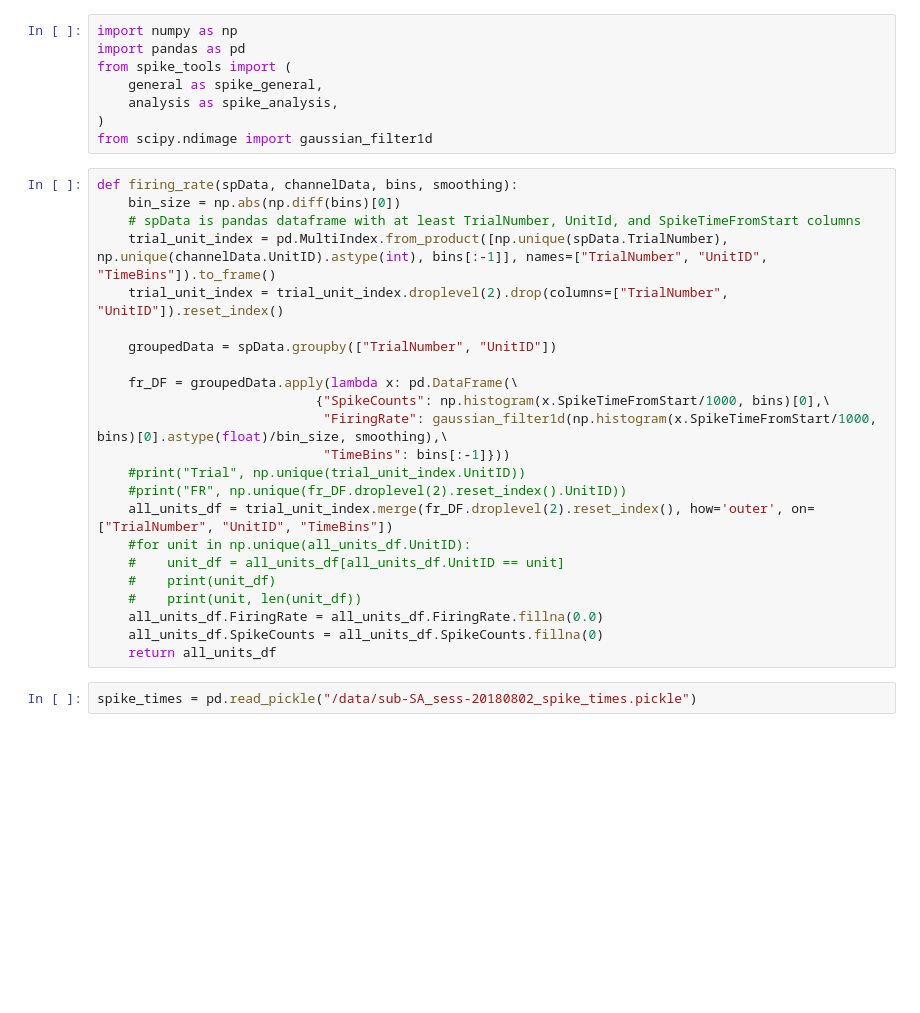
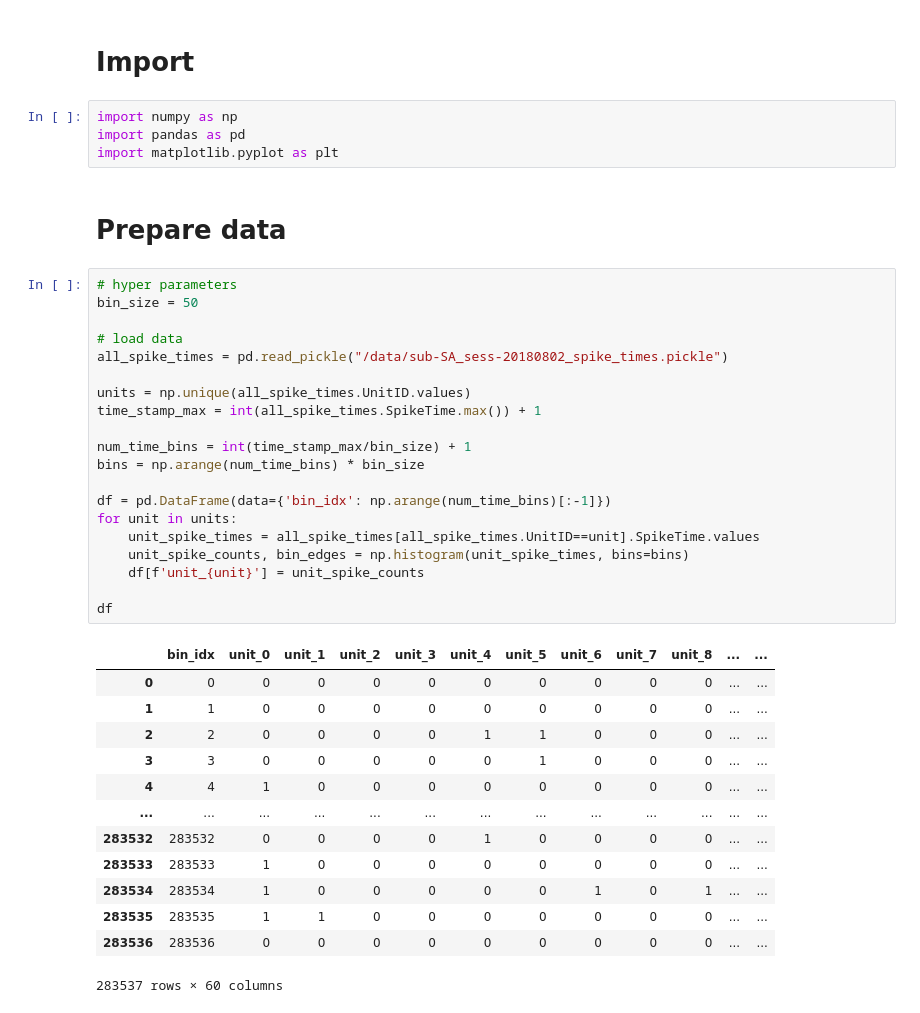
Before and after one commit to learning-2-learn/wcst_encode, a Jupyter notebook: format_spikes.ipynb, the cells around one changed output. Drawn from its saved outputs; the diff is of its cells as text; blank space fills up the shorter version.

Commit message:
generate spike counts

```diff
--- a/format_spikes.ipynb
+++ b/format_spikes.ipynb
@@ -1,33 +1,42 @@
+# %% [markdown]
+# Import
 # %%
 import numpy as np
 import pandas as pd
-from spike_tools import (
-    general as spike_general,
-    analysis as spike_analysis,
-)
-from scipy.ndimage import gaussian_filter1d
+import matplotlib.pyplot as plt
-# %%
-def firing_rate(spData, channelData, bins, smoothing):
-    bin_size = np.abs(np.diff(bins)[0])
-    # spData is pandas dataframe with at least TrialNumber, UnitId, and SpikeTimeFromStart columns
-    trial_unit_index = pd.MultiIndex.from_product([np.unique(spData.TrialNumber), np.unique(channelData.UnitID).astype(int), bins[:-1]], names=["TrialNumber", "UnitID", "TimeBins"]).to_frame()
-    trial_unit_index = trial_unit_index.droplevel(2).drop(columns=["TrialNumber", "UnitID"]).reset_index()
-
-    groupedData = spData.groupby(["TrialNumber", "UnitID"])
-
-    fr_DF = groupedData.apply(lambda x: pd.DataFrame(\
-                            {"SpikeCounts": np.histogram(x.SpikeTimeFromStart/1000, bins)[0],\
-                             "FiringRate": gaussian_filter1d(np.histogram(x.SpikeTimeFromStart/1000, bins)[0].astype(float)/bin_size, smoothing),\
-                             "TimeBins": bins[:-1]}))
-    #print("Trial", np.unique(trial_unit_index.UnitID))
-    #print("FR", np.unique(fr_DF.droplevel(2).reset_index().UnitID))
-    all_units_df = trial_unit_index.merge(fr_DF.droplevel(2).reset_index(), how='outer', on=["TrialNumber", "UnitID", "TimeBins"])
-    #for unit in np.unique(all_units_df.UnitID):
-    #    unit_df = all_units_df[all_units_df.UnitID == unit]
-    #    print(unit_df)
-    #    print(unit, len(unit_df))
-    all_units_df.FiringRate = all_units_df.FiringRate.fillna(0.0)
-    all_units_df.SpikeCounts = all_units_df.SpikeCounts.fillna(0)
-    return all_units_df
-# %%
-spike_times = pd.read_pickle("/data/sub-SA_sess-20180802_spike_times.pickle")
+# %% [markdown]
+# Prepare data
+# %%
+# hyper parameters
+bin_size = 50
+
+# load data
+all_spike_times = pd.read_pickle("/data/sub-SA_sess-20180802_spike_times.pickle")
+
+units = np.unique(all_spike_times.UnitID.values)
+time_stamp_max = int(all_spike_times.SpikeTime.max()) + 1
+
+num_time_bins = int(time_stamp_max/bin_size) + 1
+bins = np.arange(num_time_bins) * bin_size
+
+df = pd.DataFrame(data={'bin_idx': np.arange(num_time_bins)[:-1]})
+for unit in units:
+    unit_spike_times = all_spike_times[all_spike_times.UnitID==unit].SpikeTime.values
+    unit_spike_counts, bin_edges = np.histogram(unit_spike_times, bins=bins)
+    df[f'unit_{unit}'] = unit_spike_counts
+
+df
+# %% [output]
+|  | bin_idx | unit_0 | unit_1 | unit_2 | unit_3 | unit_4 | unit_5 | unit_6 | unit_7 | unit_8 | ... | ... |
+| 0 | 0 | 0 | 0 | 0 | 0 | 0 | 0 | 0 | 0 | 0 | ... | ... |
+| 1 | 1 | 0 | 0 | 0 | 0 | 0 | 0 | 0 | 0 | 0 | ... | ... |
+| 2 | 2 | 0 | 0 | 0 | 0 | 1 | 1 | 0 | 0 | 0 | ... | ... |
+| 3 | 3 | 0 | 0 | 0 | 0 | 0 | 1 | 0 | 0 | 0 | ... | ... |
+| 4 | 4 | 1 | 0 | 0 | 0 | 0 | 0 | 0 | 0 | 0 | ... | ... |
+| ... | ... | ... | ... | ... | ... | ... | ... | ... | ... | ... | ... | ... |
+| 283532 | 283532 | 0 | 0 | 0 | 0 | 1 | 0 | 0 | 0 | 0 | ... | ... |
+| 283533 | 283533 | 1 | 0 | 0 | 0 | 0 | 0 | 0 | 0 | 0 | ... | ... |
+| 283534 | 283534 | 1 | 0 | 0 | 0 | 0 | 0 | 1 | 0 | 1 | ... | ... |
+| 283535 | 283535 | 1 | 1 | 0 | 0 | 0 | 0 | 0 | 0 | 0 | ... | ... |
+| 283536 | 283536 | 0 | 0 | 0 | 0 | 0 | 0 | 0 | 0 | 0 | ... | ... |
+283537 rows × 60 columns
```
Also changed, not shown: parts of 9 cells of this notebook, 1 other file.
